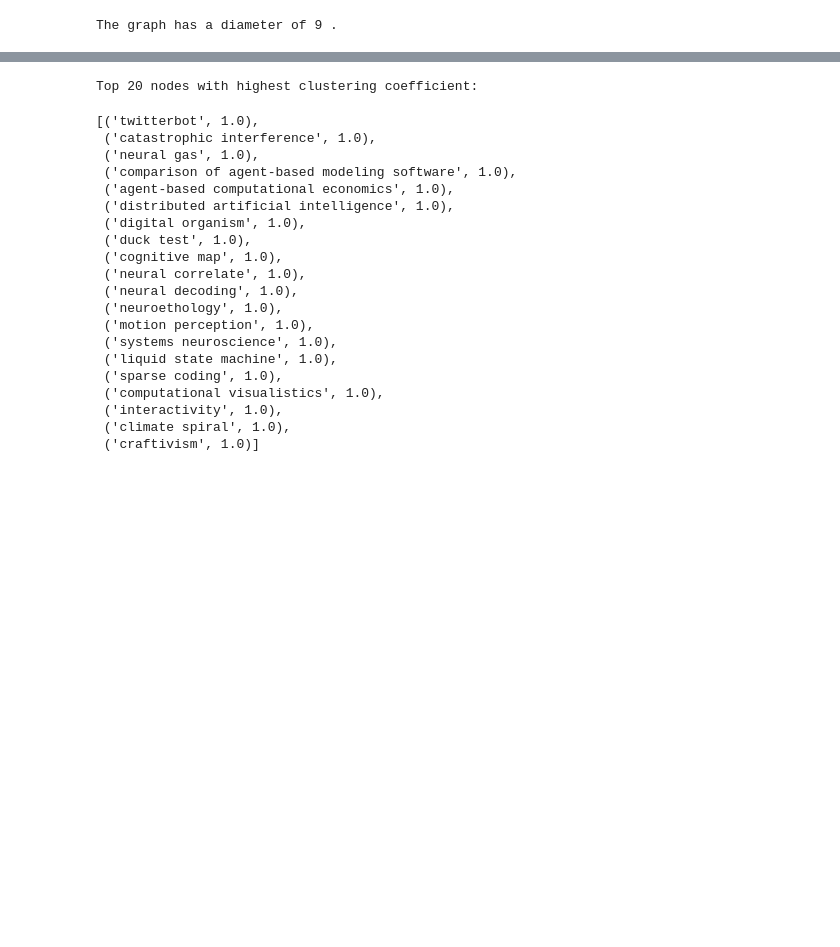
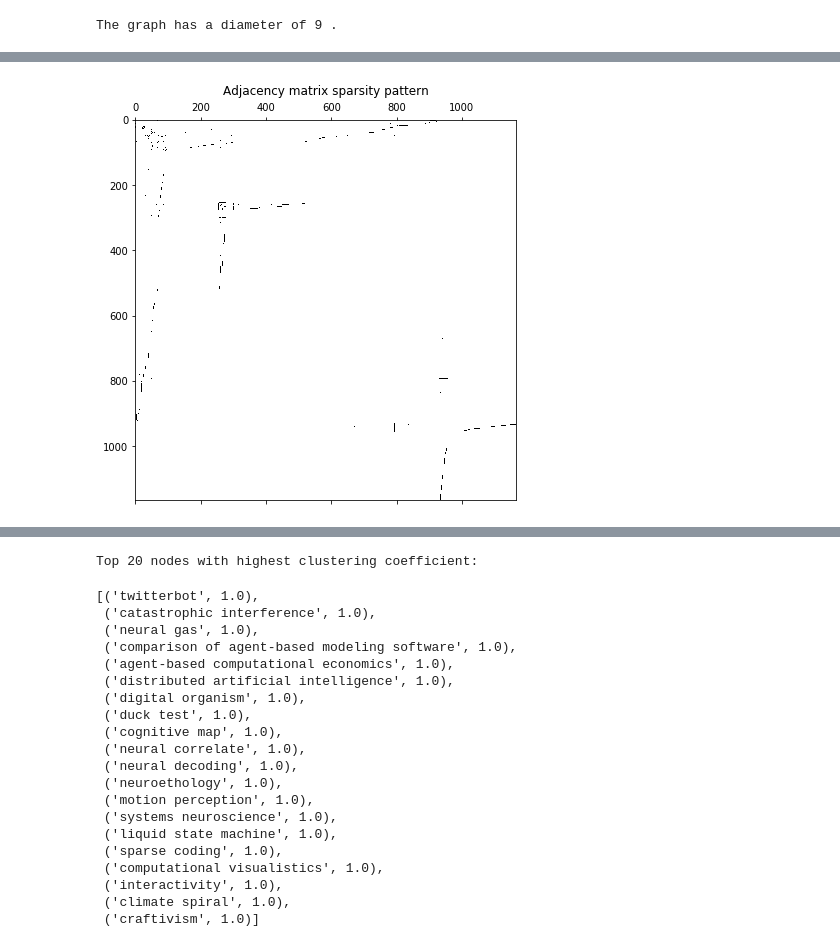
Before and after one commit to FredBaos/Ntds_project_team02, a Jupyter notebook: Exploration.ipynb, the cells around one changed output, grey strips where cells are left out. Saved outputs shown, nothing was run; the diff lists cells and outputs as text; code cells hidden in the pictures; blank space fills up the shorter version.

```diff
--- a/Exploration.ipynb
+++ b/Exploration.ipynb
@@ -72,0 +99,7 @@ First important point is that the graph is connected, and that is essential for
+# %%
+plt.figure(figsize=(10,7))
+plt.title('Adjacency matrix sparsity pattern')
+plt.spy(A)
+plt.show()
+# %% [output]
+[figure, added]
```
Also changed, not shown: parts of 30 cells of this notebook.
